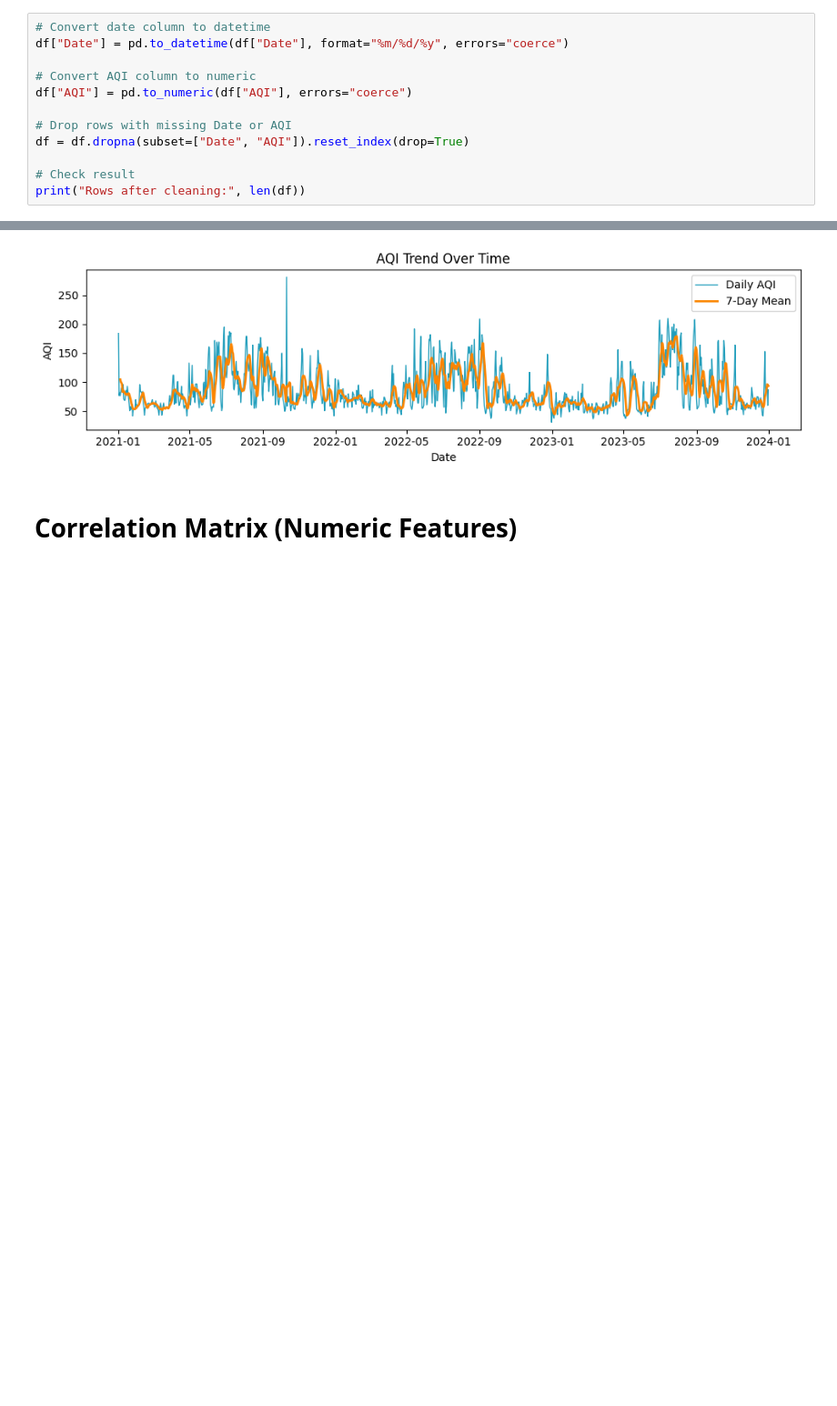
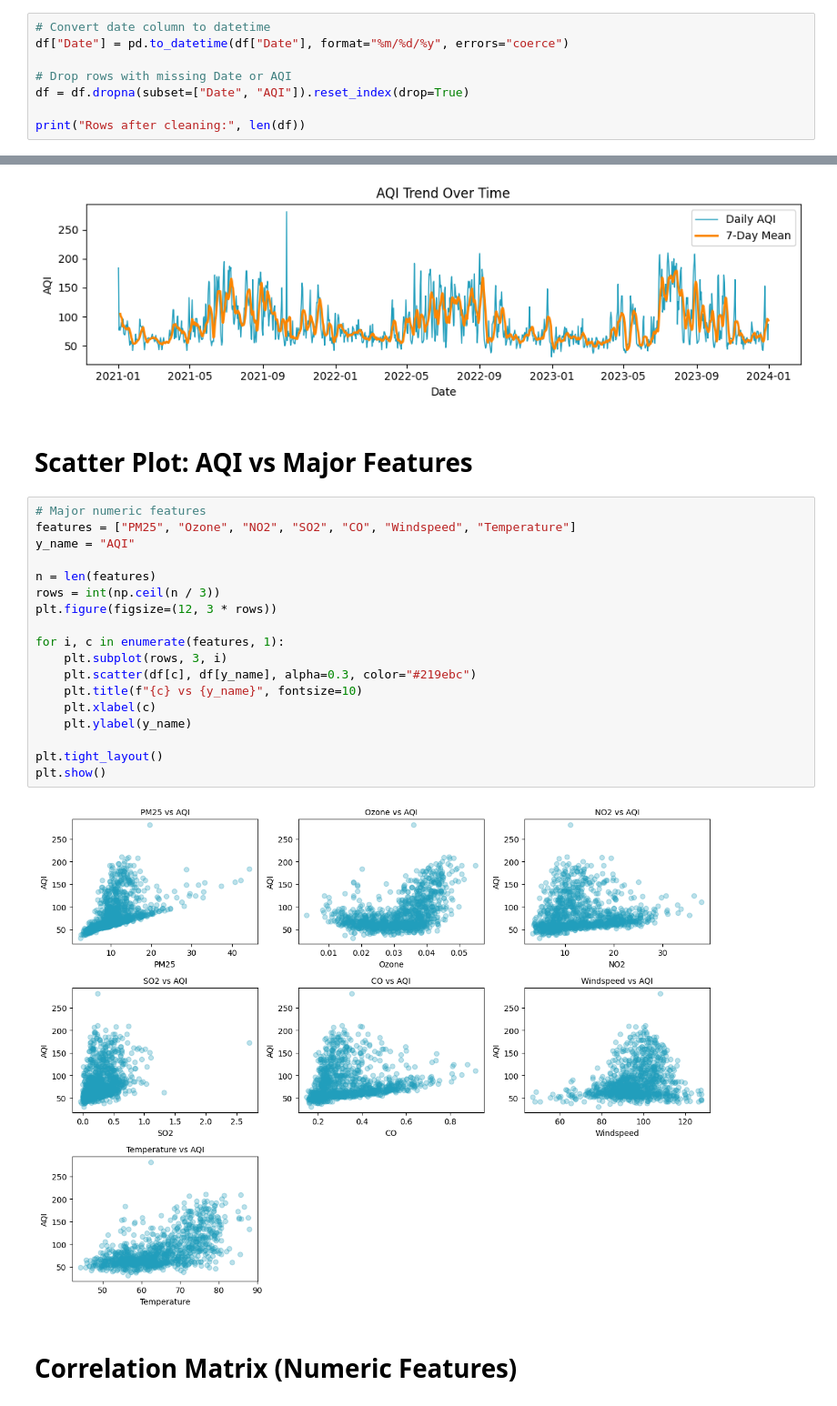
Before and after one commit to ayushib-2/aqi-prediction, a Jupyter notebook: notebooks/exploratory_data_analysis.ipynb, the cells around one changed output, grey strips where cells are left out. Shown: that part at 91% size. Cells and saved outputs as stored; diff of their text form; blank space fills up the shorter version.

Commit message:
add more plot

```diff
--- a/notebooks/exploratory_data_analysis.ipynb
+++ b/notebooks/exploratory_data_analysis.ipynb
@@ -20,13 +20,9 @@ Columns: ['Date', 'AQI', 'PM25', 'Ozone', 'NO2', 'SO2', 'CO', 'Windspeed', 'Temp
 # Convert date column to datetime
 df["Date"] = pd.to_datetime(df["Date"], format="%m/%d/%y", errors="coerce")
 
-# Convert AQI column to numeric
-df["AQI"] = pd.to_numeric(df["AQI"], errors="coerce")
-
 # Drop rows with missing Date or AQI
 df = df.dropna(subset=["Date", "AQI"]).reset_index(drop=True)
 
-# Check result
 print("Rows after cleaning:", len(df))
 # %% [output]
 Rows after cleaning: 1095
@@ -274,6 +270,28 @@ plt.tight_layout()
 plt.show()
 # %% [output]
 [figure]
+# %% [markdown]
+# Scatter Plot: AQI vs Major Features
+# %%
+# Major numeric features
+features = ["PM25", "Ozone", "NO2", "SO2", "CO", "Windspeed", "Temperature"]
+y_name = "AQI"
+
+n = len(features)
+rows = int(np.ceil(n / 3))
+plt.figure(figsize=(12, 3 * rows))
+
+for i, c in enumerate(features, 1):
+    plt.subplot(rows, 3, i)
+    plt.scatter(df[c], df[y_name], alpha=0.3, color="#219ebc")
+    plt.title(f"{c} vs {y_name}", fontsize=10)
+    plt.xlabel(c)
+    plt.ylabel(y_name)
+
+plt.tight_layout()
+plt.show()
+# %% [output]
+[figure, added]
 # %% [markdown]
 # Correlation Matrix (Numeric Features)
 # %%
```
Also changed, not shown: parts of 5 cells of this notebook.
